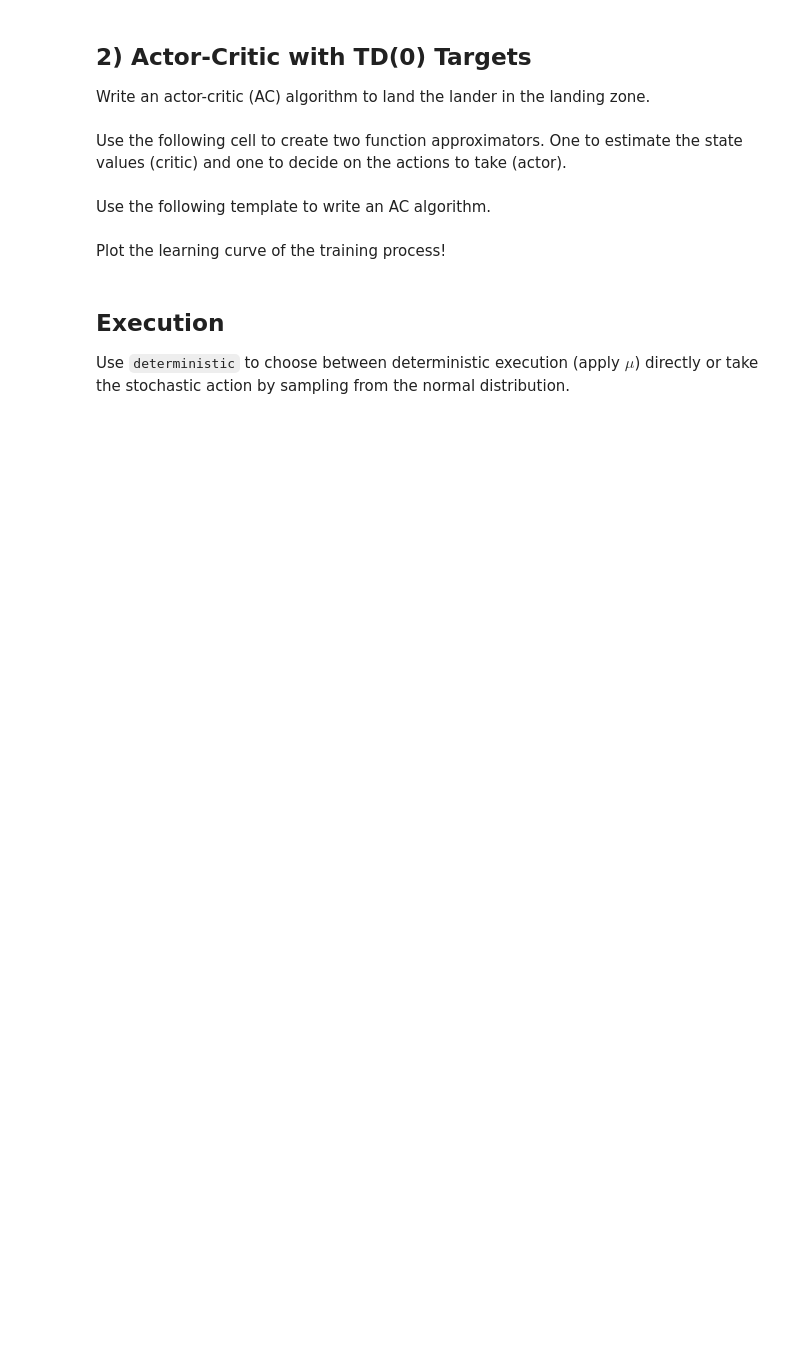
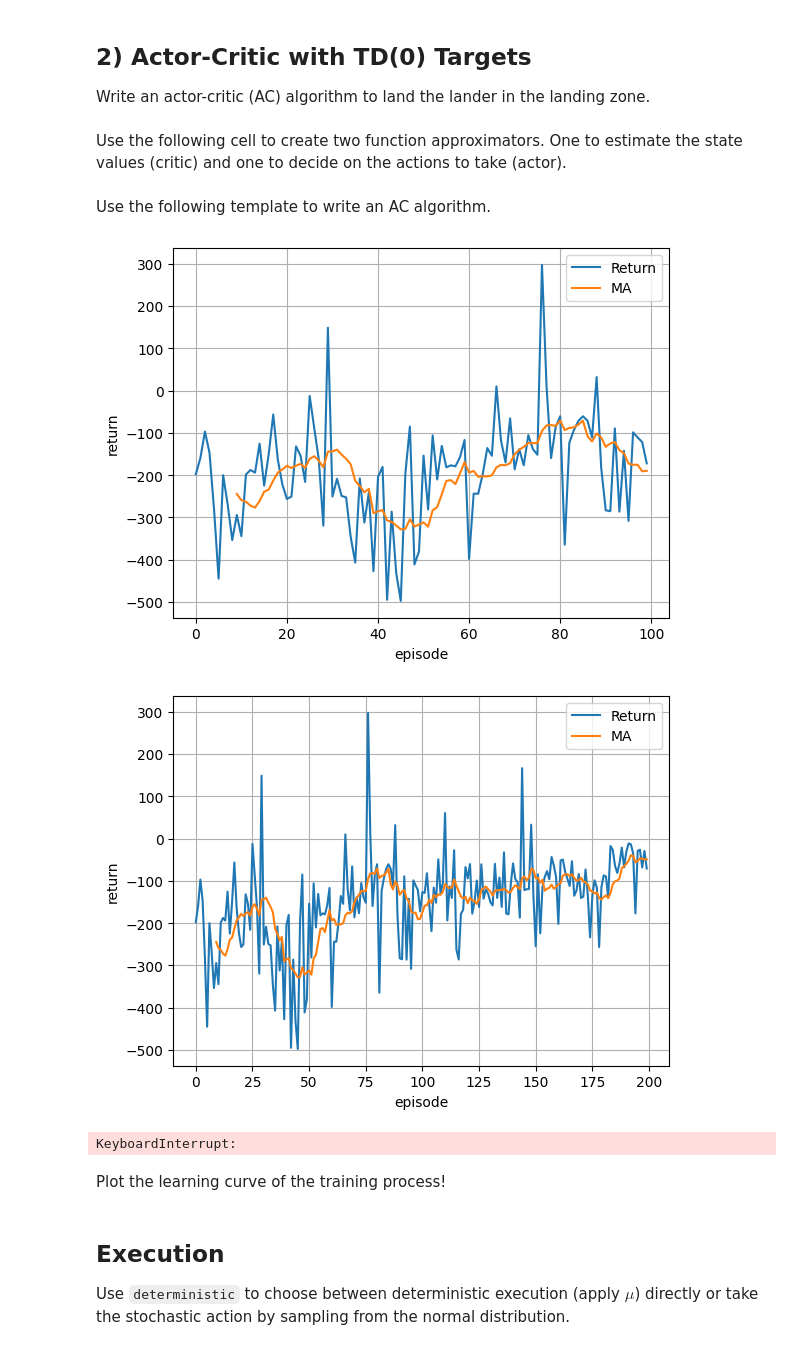
Before and after one commit to upb-lea/reinforcement_learning_course_materials, a Jupyter notebook: exercises/solutions/ex11/PolicyGradients.ipynb, the cells around one changed output. Saved outputs shown, nothing was run; the diff lists cells and outputs as text; code cells hidden in the pictures; blank space fills up the shorter version.

```diff
--- a/exercises/solutions/ex11/PolicyGradients.ipynb
+++ b/exercises/solutions/ex11/PolicyGradients.ipynb
@@ -318,7 +367,12 @@ for j in tqdm(range(10)):
 
     while True:
         with torch.no_grad():
-            next_state, reward, done, action, mu, sigma = interact(state, policy, deterministic=True, featurizer=featurizer)
+            next_state, reward, done, action, mu, sigma = interact(
+                state = torch.tensor(state.reshape(1, -1), dtype=torch.float32),
+                policy=policy,
+                deterministic=False,
+                featurizer=featurizer
+            )
 
         accumulated_rewards += reward
         state = next_state
@@ -375,19 +440,19 @@ def learn_critic(critic, critic_optimizer, state, next_state, done, gamma, featu
     this_value = critic(feat_state)
     with torch.no_grad():
         next_value = critic(next_feat_state)
-    delta = reward + (gamma * next_value * (1 - int(done))) - this_value
+        delta = reward + (gamma * next_value * (1 - int(done))) - this_value
 
-    critic_loss = delta**2
+    critic_loss = - delta * this_value
     critic_optimizer.zero_grad()
     critic_loss.backward()
     critic_optimizer.step()
 
-    return delta.detach(), critic_loss.item()
+    return delta, critic_loss.item()
 
 
 def learn_actor(actor_optimizer, action, mu, sigma, delta, I):
 
-    actor_loss = -loglikelihood_gaussian(torch.tensor(action, dtype=torch.float32), mu, sigma) * I * delta
+    actor_loss = - loglikelihood_gaussian(torch.tensor(action, dtype=torch.float32), mu, sigma) * I * delta
 
     actor_optimizer.zero_grad()
     actor_loss.backward()
@@ -401,46 +466,52 @@ return_history = []
 alpha_critic = 1e-4
 alpha_actor = 1e-5
 gamma = 0.99
-nb_episodes = 2000
+nb_episodes = 500
+max_episode_len = 1000
 
 critic_optimizer = torch.optim.Adam(critic.parameters(), lr=alpha_critic)
 actor_optimizer = torch.optim.Adam(actor.parameters(), lr=alpha_actor)
 
 for j in tqdm(range(nb_episodes)):
 
     accumulated_rewards = 0
     state, _ = env.reset()
     I = 1
 
-    while True:
+    for _ in range(max_episode_len):
 
         next_state, reward, done, action, mu, sigma = interact(
-            state=np.reshape(next_state, (1, -1)),
+            state=np.reshape(state, (1, -1)),
             policy=actor,
             deterministic=False,
             featurizer=featurizer
         )
         accumulated_rewards += reward
 
         delta, _ = learn_critic(critic, critic_optimizer, state, next_state, done, gamma, featurizer)
         _ = learn_actor(actor_optimizer, action, mu, sigma, delta, I)
 
         I = gamma * I
         state = next_state
 
         if done:
-            if j % 250 == 0 and j != 0:
-                plt.plot(return_history, label='Return')
-                plt.plot(pd.Series(return_history).rolling(10).mean(), label='MA')
-                plt.xlabel('episode')
-                plt.ylabel('return')
-                plt.grid(True)
-                _ = plt.legend()
-                plt.show()
-            return_history.append(accumulated_rewards)
             break
 
+    if j % 100 == 0 and j != 0:
+        plt.plot(return_history, label='Return')
+        plt.plot(pd.Series(return_history).rolling(10).mean(), label='MA')
+        plt.xlabel('episode')
+        plt.ylabel('return')
+        plt.grid(True)
+        _ = plt.legend()
+        plt.show()
+    return_history.append(accumulated_rewards)
+
 env.close()
+# %% [output]
+[figure, added]
+[figure, added]
+KeyboardInterrupt:
 # %% [markdown]
 Plot the learning curve of the training process!
 # %%
```
Also changed, not shown: parts of 8 cells of this notebook.
